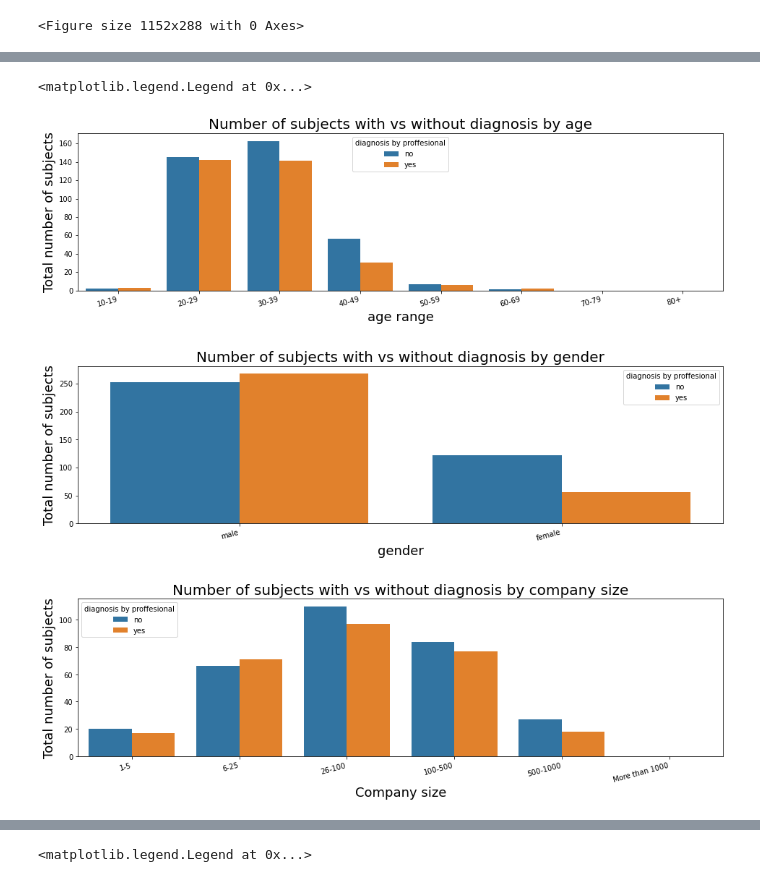
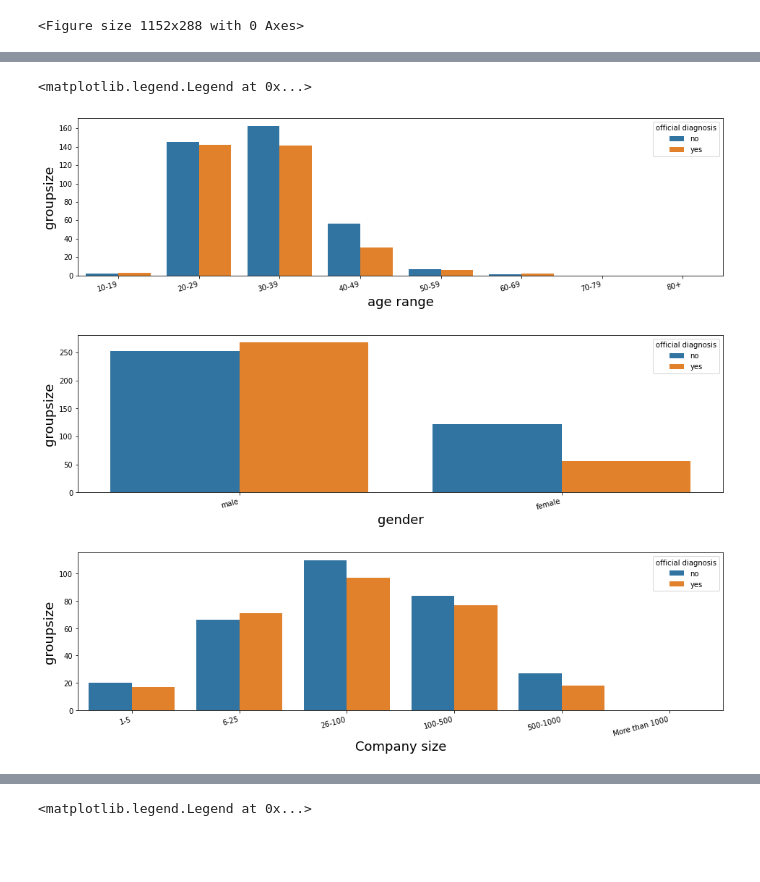
Before and after one commit to roosroos/Mental-health-in-tech-kaggle-, a Jupyter notebook: Mentalhealthintech_Kaggle.ipynb, the cells around one changed output, grey strips where cells are left out. Cells and saved outputs as stored; diff of their text form; code cells hidden in the pictures; blank space fills up the shorter version.

```diff
--- a/Mentalhealthintech_Kaggle.ipynb
+++ b/Mentalhealthintech_Kaggle.ipynb
@@ -53,7 +60,6 @@ df_train = df_train.drop(['Are you self-employed?', 'Is your primary role within
        'Do you work remotely?','If you have been diagnosed or treated for a mental health disorder, do you ever reveal this to coworkers or employees?','Would you have been willing to discuss a mental health issue with your previous co-workers?','Would you have been willing to discuss a mental health issue with your direct supervisor(s)?' ], axis=1)
 # %%
 #####Rename and reorder columns
-
 #rename all remaining columns
 column_new = ['employee_no','disc_mh_employer', 'disc_ph_employer' , 'disc_cowork' ,'disc_supervisor','disc_friendsfam','fam_mh','mh_past','mh_current','diagnosed_prof','diagnosis','age','gender', 'country', 'workposition' ]
 df_train.columns = column_new
@@ -104,11 +110,11 @@ df_train.replace('Maybe', 3, inplace = True)
 df_train.replace("I don't know", 4, inplace = True)
 df_train.replace('More than 1000', '>1000', inplace = True)
 df_train.replace('Not applicable to me (I do not have a mental illness)',value = np.nan, inplace = True)
-df_train.replace( 'Very open', 5, inplace = True)
-df_train.replace( 'Somewhat open', 6, inplace = True)
-df_train.replace( 'Neutral', 7, inplace = True)
-df_train.replace( 'Somewhat not open', 8, inplace = True)
-df_train.replace( 'Not open at all', 9, inplace = True)
+df_train.replace( 'Very open', 1, inplace = True)
+df_train.replace( 'Somewhat open', 1.5, inplace = True)
+df_train.replace( 'Neutral', 2, inplace = True)
+df_train.replace( 'Somewhat not open', 2.5, inplace = True)
+df_train.replace( 'Not open at all', 3, inplace = True)
 
 # Country // keep only countries with no. responses > 30 and rename
 df_train['country'].replace(to_replace = ['United States of America'], value = 'USA', inplace = True)
@@ -178,42 +196,38 @@ df_train.head()
 # %%
-# Data visualisation
-### diagnosis vs no diagnosis
-# Is there a difference between the group with and without diagnosis in terms of age, gender, company size
-
 # No of respondents by age
 plt.figure(figsize = (16,4))
 fig.set_figheight(5)
 fig.set_figwidth(20)
 ax = sns.countplot(x = df_train['agerange'], hue = df_train['diagnosed_prof'], order = labels)
-ax.set_title('Number of subjects with vs without diagnosis by age', fontsize = 20)
+#ax.set_title('Number of subjects with vs without diagnosis by age', fontsize = 20)
 ax.set_xticklabels(ax.get_xticklabels(), rotation=15, ha="right")
 ax.set_xlabel('age range', fontsize = 18)
-ax.set_ylabel('Total number of subjects', fontsize = 18)
-ax.legend(['no', 'yes'], title='diagnosis by proffesional')
+ax.set_ylabel('groupsize', fontsize = 18)
+ax.legend(['no', 'yes'], title='official diagnosis', loc = 1)
 
 # No of respondents by gender
 plt.figure(figsize = (16,4))
 fig.set_figheight(5)
 fig.set_figwidth(20)
 ax = sns.countplot(x = df_train['gender'], hue = df_train['diagnosed_prof'], order = [1,2])
-ax.set_title('Number of subjects with vs without diagnosis by gender', fontsize = 20)
+#ax.set_title('Number of subjects with vs without diagnosis by gender', fontsize = 20)
 ax.set_xticklabels(['male','female'], rotation=15, ha="right")
 ax.set_xlabel('gender', fontsize = 18)
-ax.set_ylabel('Total number of subjects', fontsize = 18)
-ax.legend(['no', 'yes'], title='diagnosis by proffesional')
+ax.set_ylabel('groupsize', fontsize = 18)
+ax.legend(['no', 'yes'], title='official diagnosis', loc=1)
 
 # No of respondents by company size
 plt.figure(figsize = (16,4))
 fig.set_figheight(5)
 fig.set_figwidth(20)
 ax = sns.countplot(x = df_train['employee_no'], hue = df_train['diagnosed_prof'], order = l_employee_no)
-ax.set_title('Number of subjects with vs without diagnosis by company size', fontsize = 20)
+#ax.set_title('Number of subjects with vs without diagnosis by company size', fontsize = 20)
 ax.set_xticklabels(ax.get_xticklabels(), rotation=15, ha="right")
 ax.set_xlabel('Company size', fontsize = 18)
-ax.set_ylabel('Total number of subjects', fontsize = 18)
-ax.legend(['no', 'yes'], title='diagnosis by proffesional')
+ax.set_ylabel('groupsize', fontsize = 18)
+ax.legend(['no', 'yes'], title='official diagnosis',loc=1)
 # %% [output]
 <matplotlib.legend.Legend at 0x...>
-[figure, old version]
+[figure, new version]
-[figure, old version]
+[figure, new version]
-[figure, old version]
+[figure, new version]
```
Also changed, not shown: parts of 18 cells of this notebook.
